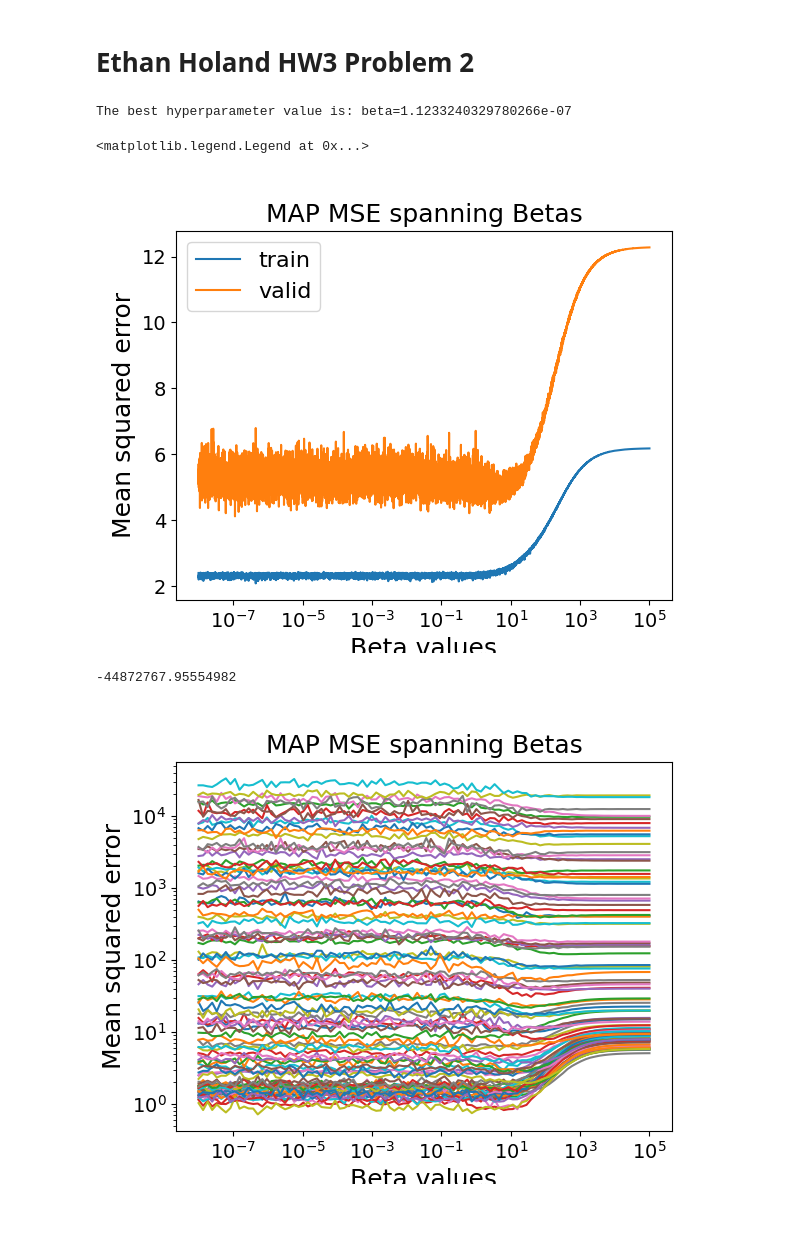
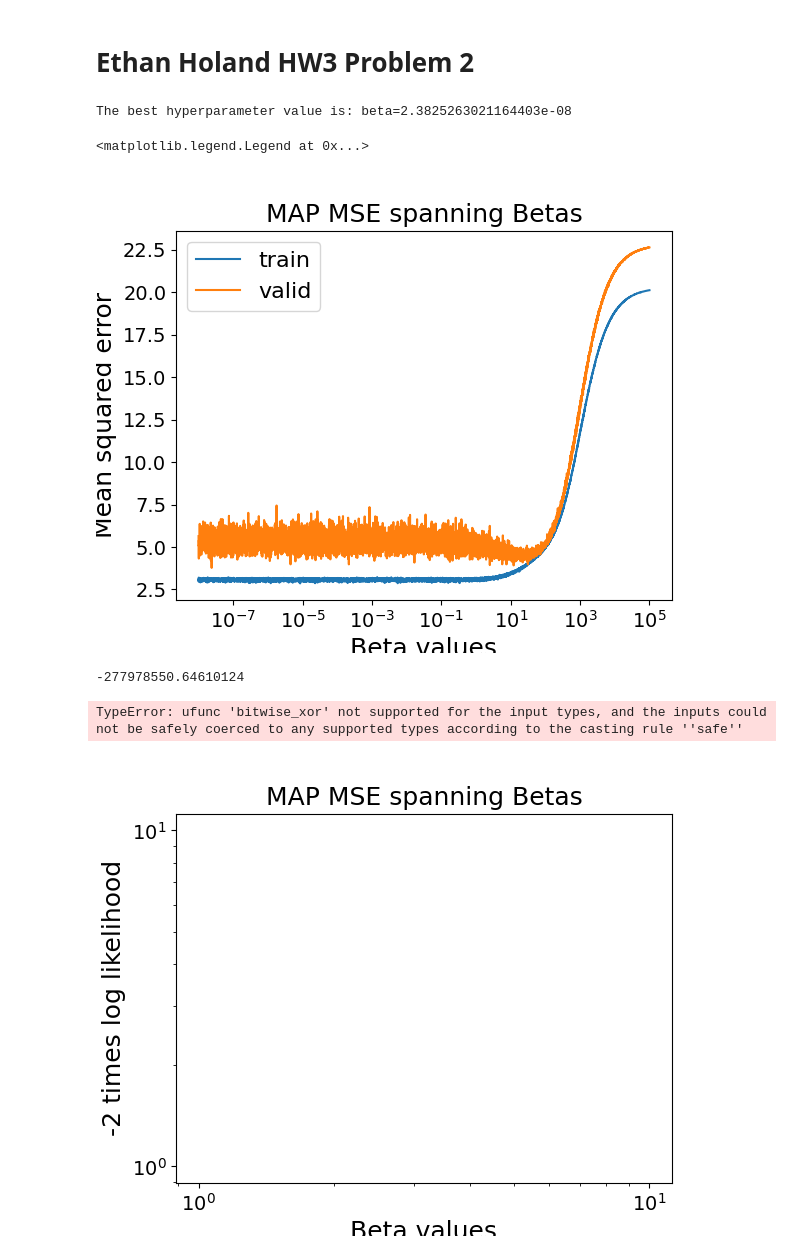
Before and after one commit to ethanholand/EECE5644, a Jupyter notebook: HW3/HW3Problem2.ipynb, the cells around one changed output. Drawn from its saved outputs; the diff is of its cells as text; code cells hidden in the pictures; blank space fills up the shorter version.

```diff
--- a/HW3/HW3Problem2.ipynb
+++ b/HW3/HW3Problem2.ipynb
@@ -32,11 +33,9 @@ n = 10 # dimensionality of the data
 N_train = 50
 N_test = 1000
 
-
 a = np.random.rand(n,1) # an arbitrary non-zero n-dimensional vector
 mu = np.random.rand(n) # some non-zero value, dimension = n
-Sigma = np.random.rand(1)*np.eye(n,n) # non-diagonal covariance matrix, dimension = n
-
+Sigma = abs(make_spd_matrix(n)) # non-diagonal covariance matrix, dimension = n
 
 # Hyperparameters
 alpha = 1 #hyperparameter, to be tweaked later
@@ -133,12 +132,11 @@ plt.ylabel('Mean squared error')
 plt.title('MAP MSE spanning Betas')
 plt.legend()
 
-# STEP 4: Re-train using your optimally selected model (degree=3) and deploy!!
 # ...
 # %% [output]
-The best hyperparameter value is: beta=1.1233240329780266e-07
+The best hyperparameter value is: beta=2.3825263021164403e-08
 <matplotlib.legend.Legend at 0x...>
-[figure, old version]
+[figure, new version]
 # %%
 X_train_augment = np.column_stack((np.ones(N_train), X_train))
 theta_opt_map = analytical_solution_map(X_train_augment, y_train, optimal_beta)
@@ -146,7 +144,7 @@ analytical_preds = X_train_augment.dot(theta_opt_map)
 gammas_mse = -2/optimal_beta*mse(analytical_preds, y_train)
 print(gammas_mse)
 # %% [output]
--44872767.95554982
+-277978550.64610124
 # %%
 def k_fold_analysis(alpha, K):
     # Generate N_train datapoints from mu, sigma
@@ -196,7 +194,7 @@ def k_fold_analysis(alpha, K):
 
             # Train model parameters
             X_train_k_poly = np.column_stack((np.ones(np.size(X_train_k, axis=0)), X_train_k))
-            theta_mk = analytical_solution_map(X_train_k_poly, y_train_k, beta)
+            theta_mk = analytical_solution_map(X_train_k_poly, y_train_k, 1/beta)
 
             # Validation fold polynomial transformation
             X_valid_k_poly = np.column_stack((np.ones(np.size(X_valid_k, axis=0)), X_valid_k))
@@ -238,25 +236,26 @@ def k_fold_analysis(alpha, K):
 
     return score, optimal_beta
 # %%
-alphas = np.geomspace(10e-3*np.trace(Sigma)/n, 10e3*np.trace(Sigma)/n, 100)
+alphas = np.geomspace(10e-3*np.trace(Sigma)/n, 10e3*np.trace(Sigma)/n, 10)
 
 K = 5
 scores = np.zeros(np.size(alphas))
 
 fig, ax = plt.subplots()
 ax.set_xscale('log')
 ax.set_yscale('log')
 plt.xlabel('Beta values')
-plt.ylabel('Mean squared error')
+plt.ylabel('-2 times log likelihood')
 plt.title('MAP MSE spanning Betas')
 
 for i in range(0, np.size(alphas)):
     scores[i] = k_fold_analysis(alphas[i], K)[0]
 
 
-# ax.legend()
+ax.legend(loc='upper left')
 # %% [output]
+TypeError: ufunc 'bitwise_xor' not supported for the input types, and the inputs could not be safely coerced to any supported types according to the casting rule ''safe''
-[figure, old version]
+[figure, new version]
 # %%
 alphas = np.geomspace(10e-3*np.trace(Sigma)/n, 10e3*np.trace(Sigma)/n, 100)
 
```
Also changed, not shown: parts of 2 cells of this notebook.
